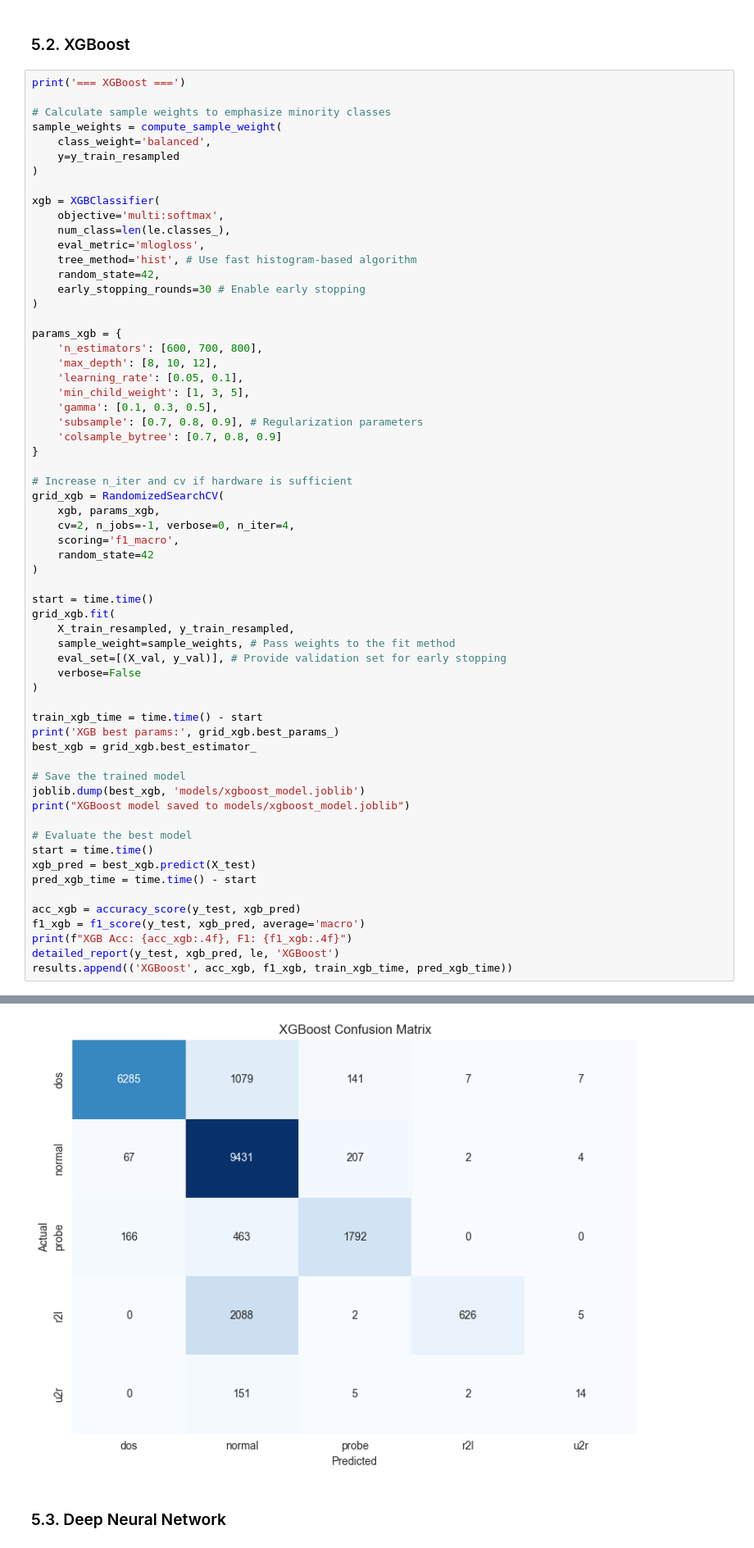
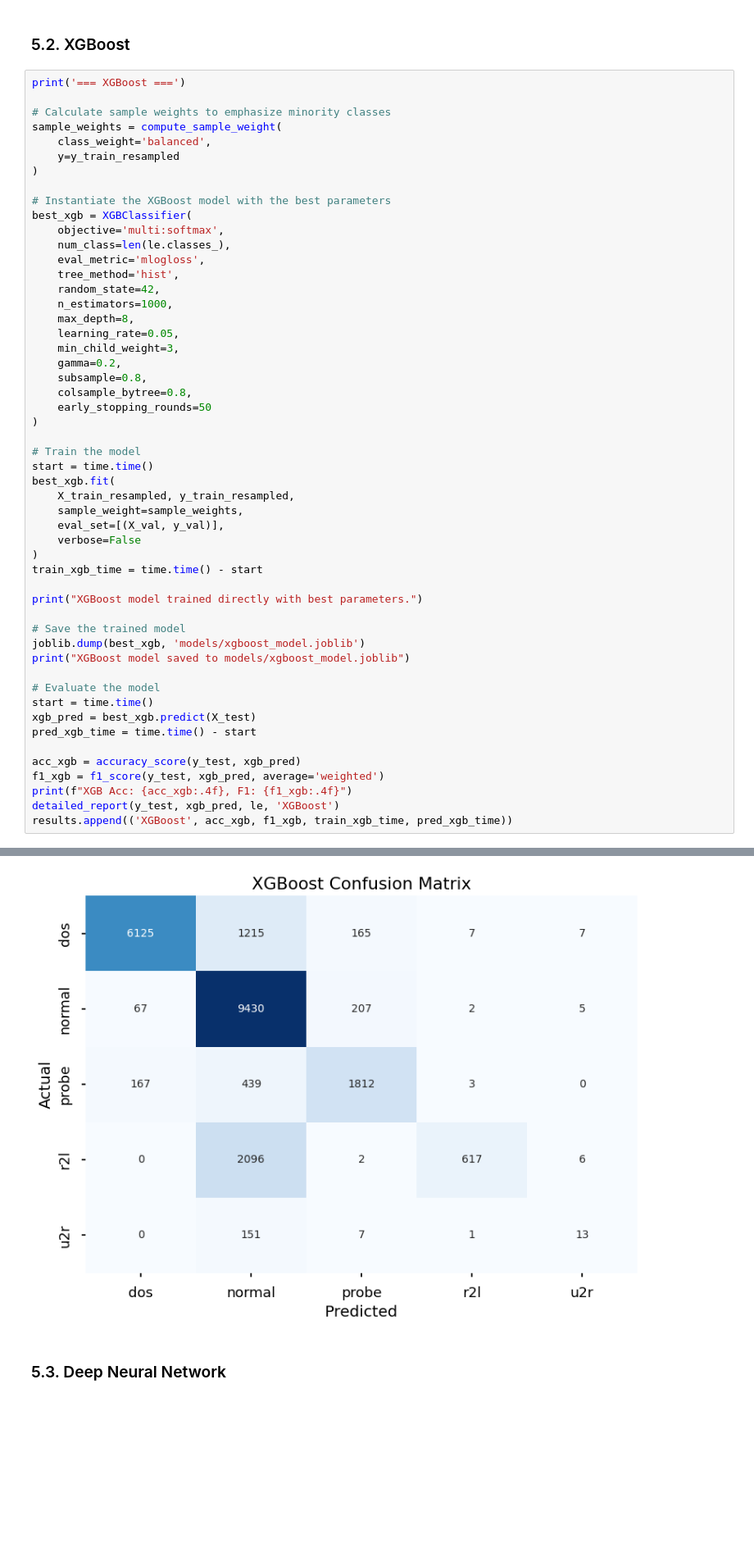
Before and after one commit to Javad-Ak/network-intrusion-detection, a Jupyter notebook: NID.ipynb, the cells around one changed output, grey strips where cells are left out. Shown at 82% size. Cells and saved outputs as stored; diff of their text form; blank space fills up the shorter version.

```diff
--- a/NID.ipynb
+++ b/NID.ipynb
@@ -360,56 +348,46 @@ sample_weights = compute_sample_weight(
     y=y_train_resampled
 )
 
-xgb = XGBClassifier(
+# Instantiate the XGBoost model with the best parameters
+best_xgb = XGBClassifier(
     objective='multi:softmax',
     num_class=len(le.classes_),
     eval_metric='mlogloss',
-    tree_method='hist', # Use fast histogram-based algorithm
+    tree_method='hist',
     random_state=42,
-    early_stopping_rounds=30 # Enable early stopping
+    n_estimators=1000,
+    max_depth=8,
+    learning_rate=0.05,
+    min_child_weight=3,
+    gamma=0.2,
+    subsample=0.8,
+    colsample_bytree=0.8,
+    early_stopping_rounds=50
 )
 
-params_xgb = {
-    'n_estimators': [600, 700, 800],
-    'max_depth': [8, 10, 12],
-    'learning_rate': [0.05, 0.1],
-    'min_child_weight': [1, 3, 5],
-    'gamma': [0.1, 0.3, 0.5],
-    'subsample': [0.7, 0.8, 0.9], # Regularization parameters
-    'colsample_bytree': [0.7, 0.8, 0.9]
-}
-
-# Increase n_iter and cv if hardware is sufficient
-grid_xgb = RandomizedSearchCV(
-    xgb, params_xgb,
-    cv=2, n_jobs=-1, verbose=0, n_iter=4,
-    scoring='f1_macro',
-    random_state=42
-)
-
+# Train the model
 start = time.time()
-grid_xgb.fit(
+best_xgb.fit(
     X_train_resampled, y_train_resampled,
-    sample_weight=sample_weights, # Pass weights to the fit method
-    eval_set=[(X_val, y_val)], # Provide validation set for early stopping
+    sample_weight=sample_weights,
+    eval_set=[(X_val, y_val)],
     verbose=False
 )
+train_xgb_time = time.time() - start
 
-train_xgb_time = time.time() - start
-print('XGB best params:', grid_xgb.best_params_)
-best_xgb = grid_xgb.best_estimator_
+print("XGBoost model trained directly with best parameters.")
 
 # Save the trained model
 joblib.dump(best_xgb, 'models/xgboost_model.joblib')
 print("XGBoost model saved to models/xgboost_model.joblib")
 
-# Evaluate the best model
+# Evaluate the model
 start = time.time()
 xgb_pred = best_xgb.predict(X_test)
 pred_xgb_time = time.time() - start
 
 acc_xgb = accuracy_score(y_test, xgb_pred)
-f1_xgb = f1_score(y_test, xgb_pred, average='macro')
+f1_xgb = f1_score(y_test, xgb_pred, average='weighted')
 print(f"XGB Acc: {acc_xgb:.4f}, F1: {f1_xgb:.4f}")
 detailed_report(y_test, xgb_pred, le, 'XGBoost')
 results.append(('XGBoost', acc_xgb, f1_xgb, train_xgb_time, pred_xgb_time))
@@ -433,6 +411,6 @@ weighted avg       0.84      0.81      0.78     22544
 
 Confusion matrix saved to results/figures/XGBoost_confusion_matrix.png
-[figure, old version]
+[figure, new version]
 # %% [markdown]
 ### 5.3. Deep Neural Network
 # %%
```
Also changed, not shown: parts of 12 cells of this notebook, 9 other files.
